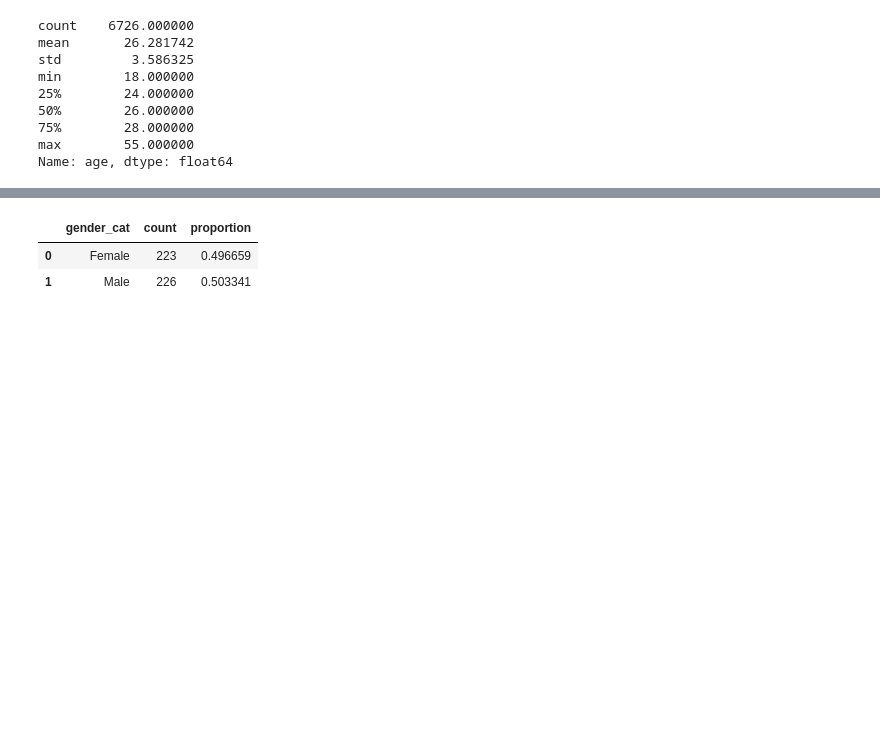
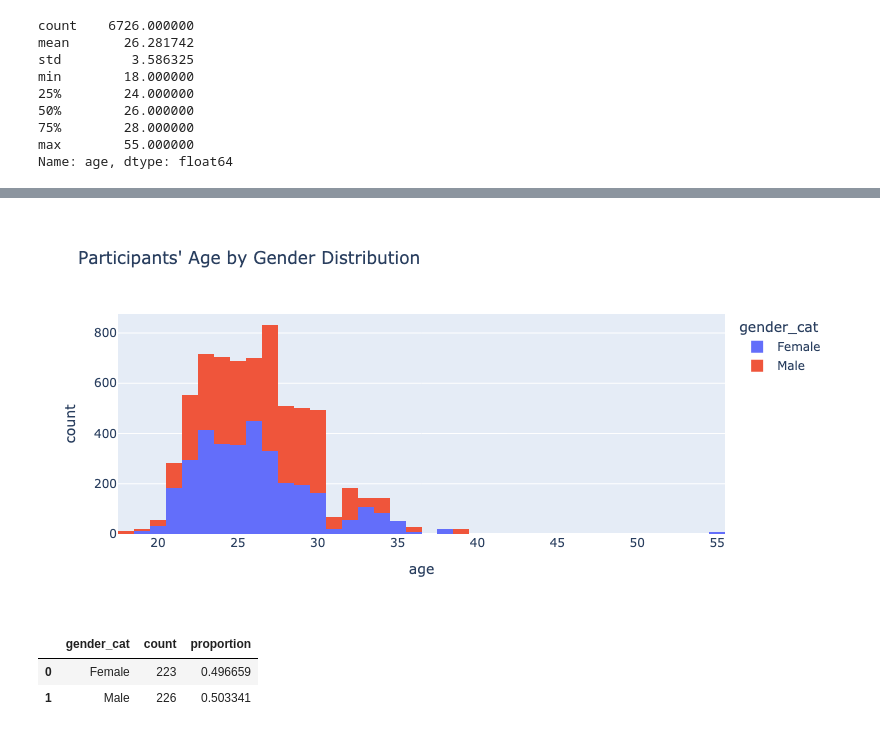
Before and after one commit to sonydata/speed_dating_analysis, a Jupyter notebook: Speed_dating_analysis.ipynb, the cells around one changed output, grey strips where cells are left out. Saved outputs shown, nothing was run; the diff lists cells and outputs as text; code cells hidden in the pictures; blank space fills up the shorter version.

```diff
--- a/Speed_dating_analysis.ipynb
+++ b/Speed_dating_analysis.ipynb
@@ -388,3 +387,8 @@ fig2.write_image("images/age_distribution_bygender.png", width = WIDTH, height =
+# %%
+fig2.write_image("images/age_distribution_bygender.png", width = WIDTH, height = HEIGHT)
+Image(filename="images/age_distribution_bygender.png")
+# %% [output]
+[figure, added]
 # %%
 # Describe participants' gender
 
```
Also changed, not shown: parts of 12 cells of this notebook, 2 other files.
